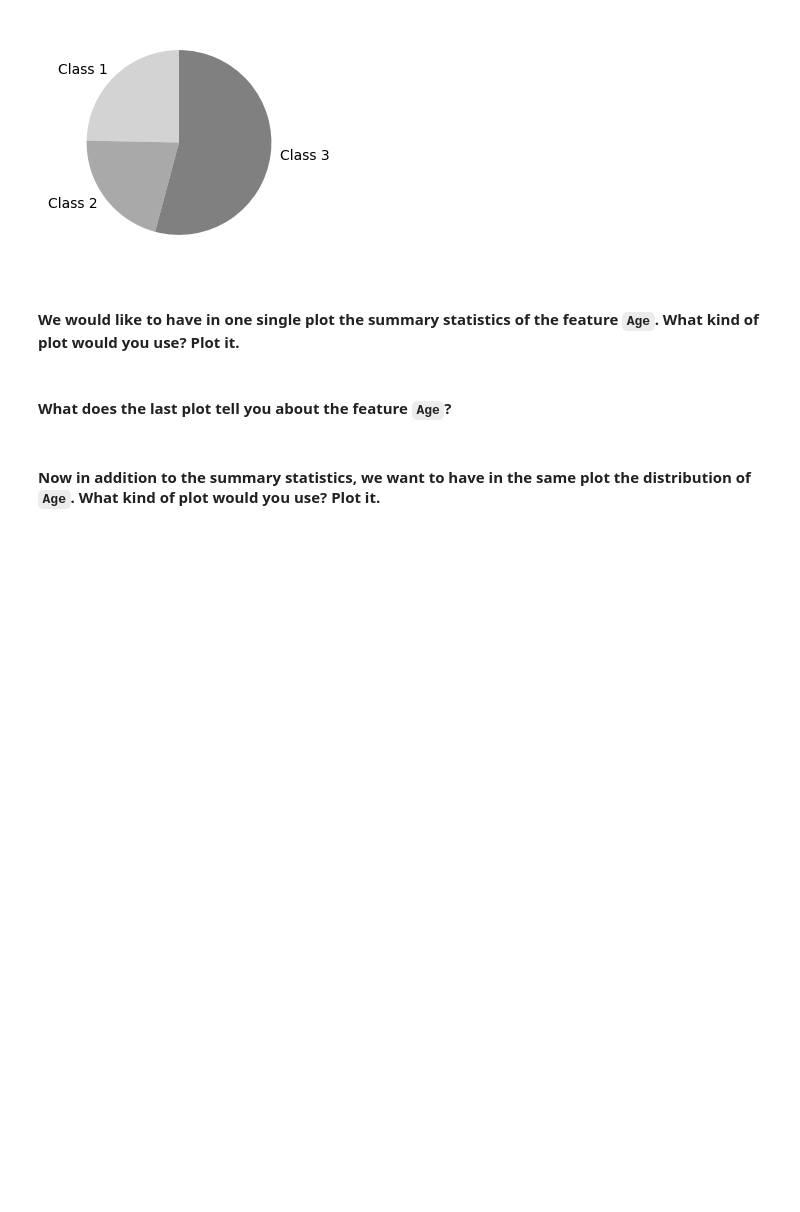
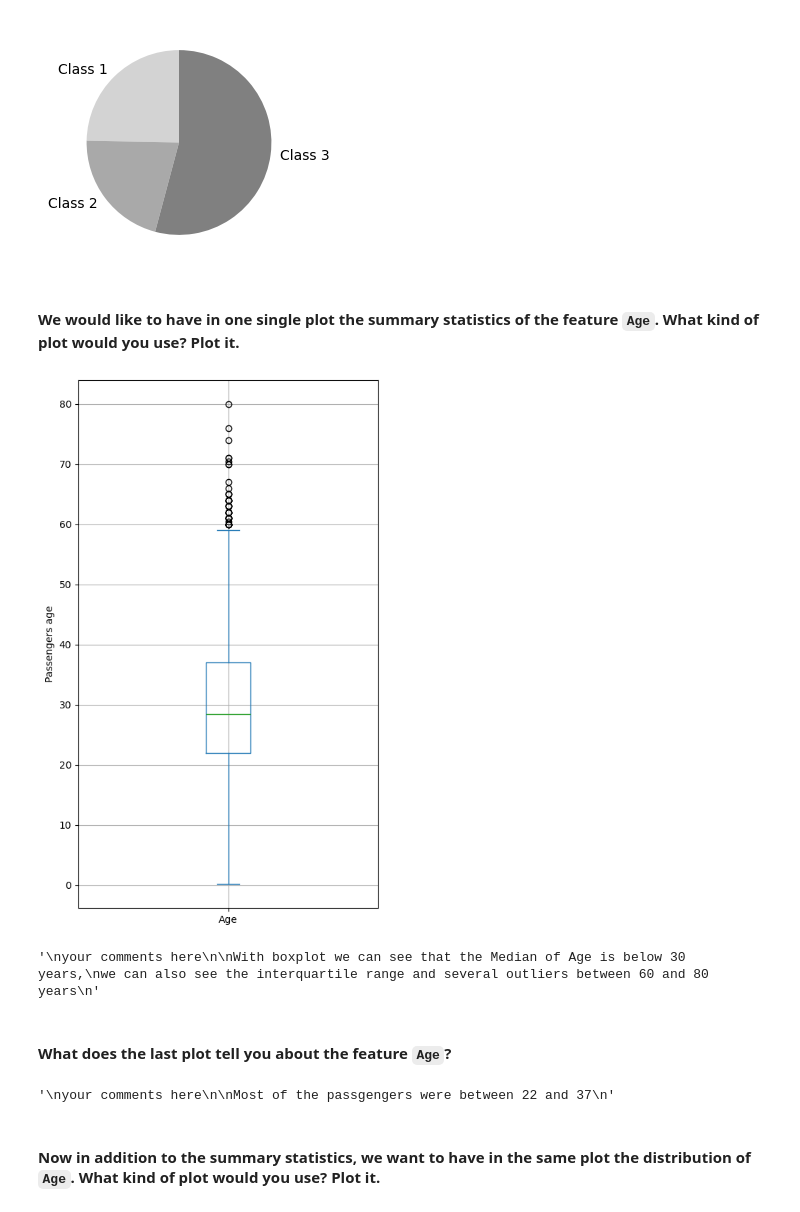
Before and after one commit to Kristinawk/dataptmad0924_labs, a Jupyter notebook: module-2/matplotlib-seaborn/your-code/main.ipynb, the cells around one changed output. Drawn from its saved outputs; the diff is of its cells as text; code cells hidden in the pictures; blank space fills up the shorter version.

```diff
--- a/module-2/matplotlib-seaborn/your-code/main.ipynb
+++ b/module-2/matplotlib-seaborn/your-code/main.ipynb
@@ -491,9 +479,32 @@ your comments here
+# %%
+# Boxplot:
+data = titanic['Age']
+ax = data.plot.box(figsize=(5, 8))
+ax.set_ylabel('Passengers age')
+plt.tight_layout()
+plt.grid()
+plt.show()
+# %% [output]
+[figure, added]
+# %%
+"""
+your comments here
+
+With boxplot we can see that the Median of Age is below 30 years,
+we can also see the interquartile range and several outliers between 60 and 80 years
+"""
+# %% [output]
+'\nyour comments here\n\nWith boxplot we can see that the Median of Age is below 30 years,\nwe can also see the interquartile range and several outliers between 60 and 80 years\n'
 # %% [markdown]
 #### What does the last plot tell you about the feature `Age`?
 # %%
 """
 your comments here
+
+Most of the passgengers were between 22 and 37
 """
+# %% [output]
+'\nyour comments here\n\nMost of the passgengers were between 22 and 37\n'
 # %% [markdown]
 #### Now in addition to the summary statistics, we want to have in the same plot the distribution of `Age`. What kind of plot would you use? Plot it.
 # %%
```
Also changed, not shown: parts of 15 cells of this notebook.
